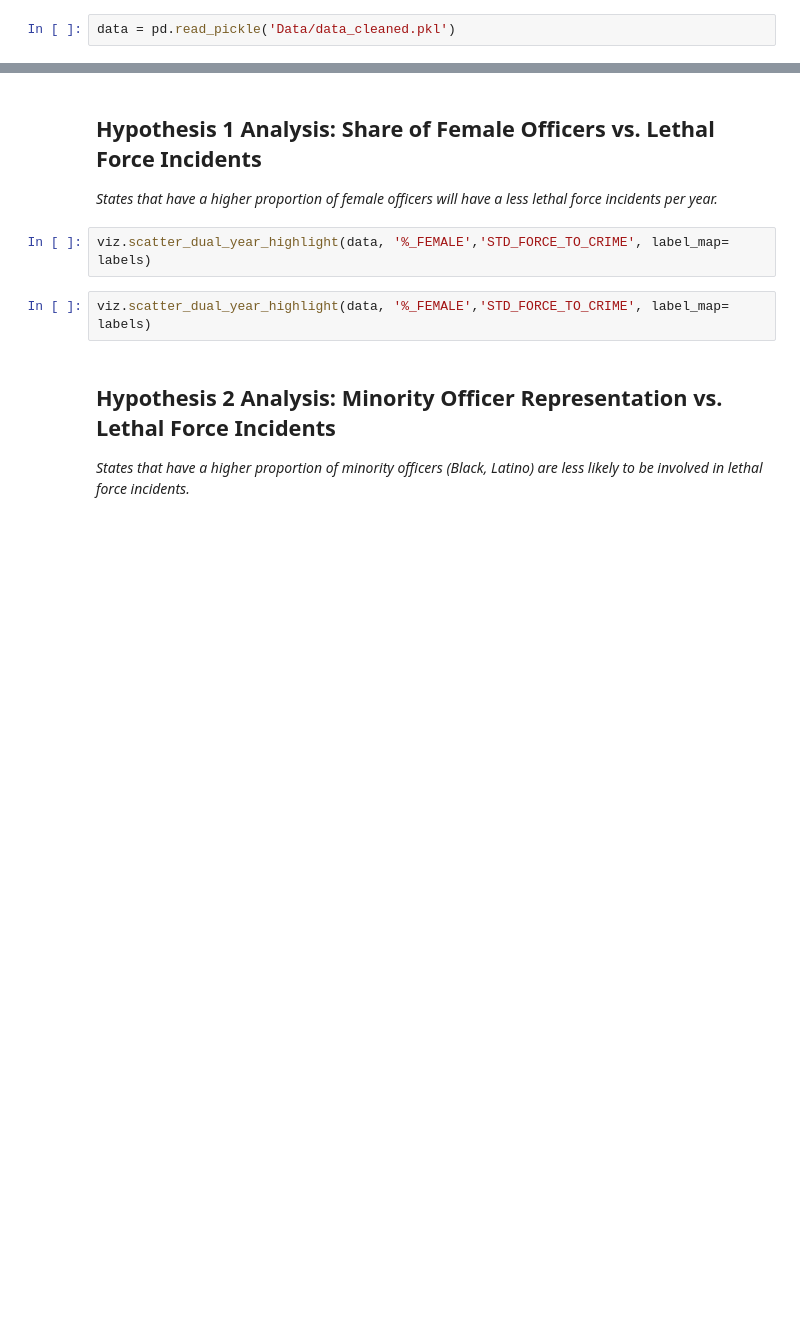
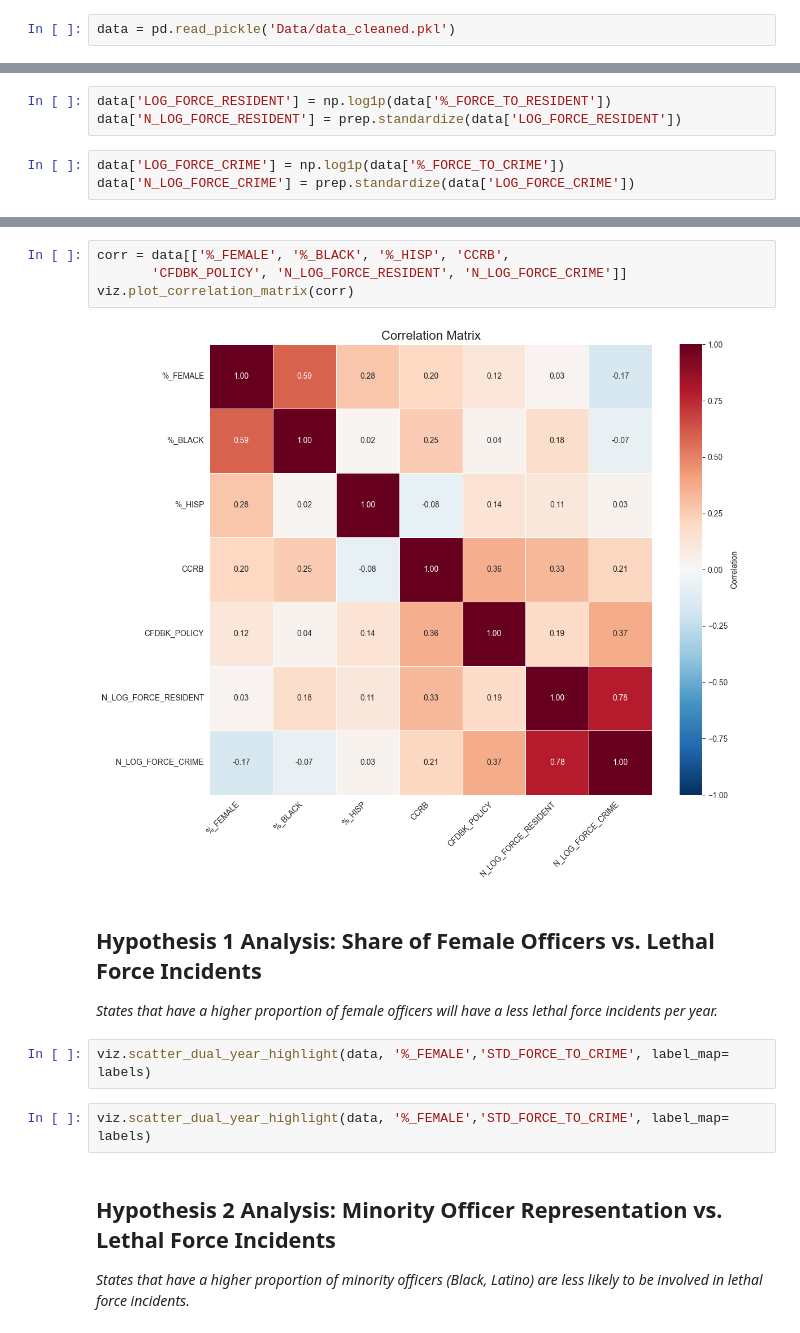
Before and after one commit to manuelarodr/IS597FinalProject, a Jupyter notebook: data_analysis.ipynb, the cells around one changed output, grey strips where cells are left out. Drawn from its saved outputs; the diff is of its cells as text; blank space fills up the shorter version.

```diff
--- a/data_analysis.ipynb
+++ b/data_analysis.ipynb
@@ -16,3 +63,9 @@ labels = {
+# %%
+data['LOG_FORCE_RESIDENT'] = np.log1p(data['%_FORCE_TO_RESIDENT'])
+data['N_LOG_FORCE_RESIDENT'] = prep.standardize(data['LOG_FORCE_RESIDENT'])
+# %%
+data['LOG_FORCE_CRIME'] = np.log1p(data['%_FORCE_TO_CRIME'])
+data['N_LOG_FORCE_CRIME'] = prep.standardize(data['LOG_FORCE_CRIME'])
 # %%
 corr = data[['%_FEMALE', '%_BLACK', '%_HISP', 'CCRB',
        'CFDBK_POLICY', 'STD_FORCE_TO_RESIDENT', 'STD_FORCE_TO_CRIME']]
@@ -20,3 +75,9 @@ viz.plot_correlation_matrix(corr)
+# %%
+corr = data[['%_FEMALE', '%_BLACK', '%_HISP', 'CCRB',
+       'CFDBK_POLICY', 'N_LOG_FORCE_RESIDENT', 'N_LOG_FORCE_CRIME']]
+viz.plot_correlation_matrix(corr)
+# %% [output]
+[figure, added]
 # %% [markdown]
 ## Hypothesis 1 Analysis: Share of Female Officers vs. Lethal Force Incidents
 *States that have a higher proportion of female officers will have a less lethal force incidents per year.*
```
Also changed, not shown: parts of 18 cells of this notebook.
